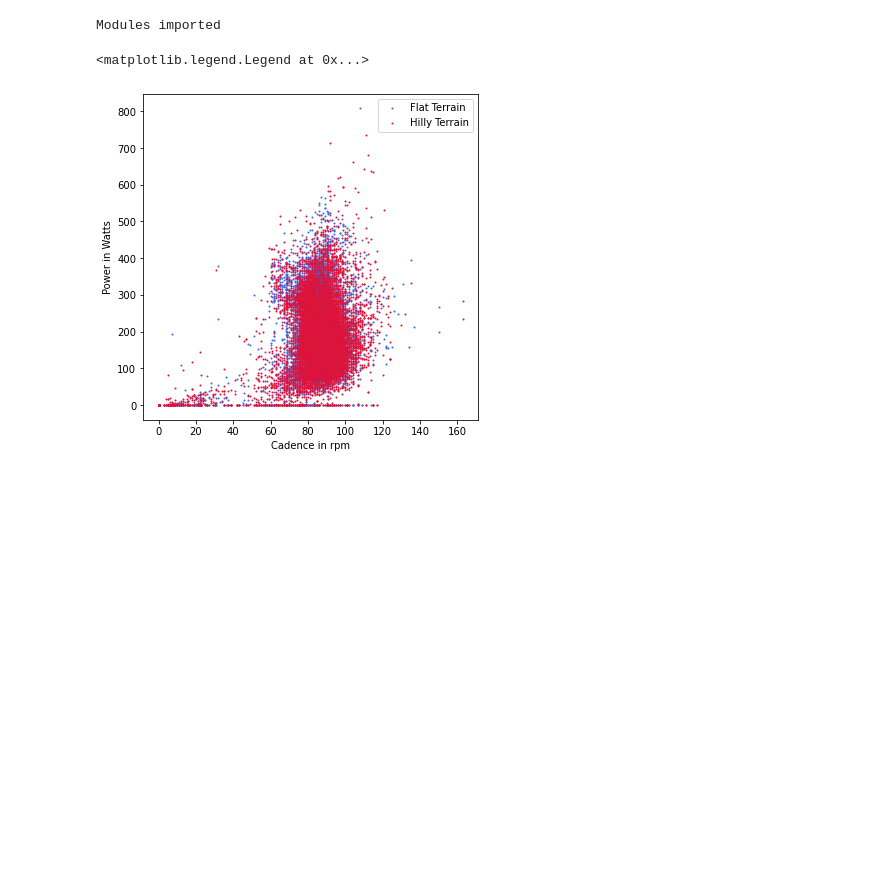
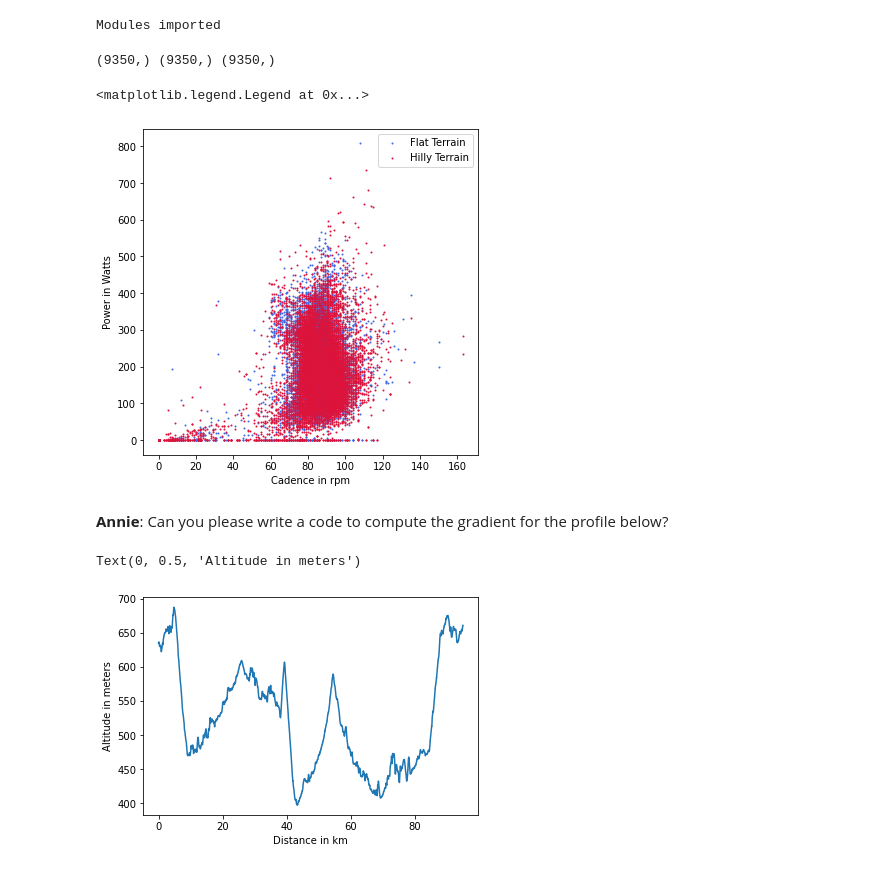
Before and after one commit to rounak-meyur/statlearn-2020, a Jupyter notebook: stat-learn-2020.ipynb, the cells around one changed output. Drawn from its saved outputs; the diff is of its cells as text; code cells hidden in the pictures; blank space fills up the shorter version.

Commit message:
updated plots

```diff
--- a/stat-learn-2020.ipynb
+++ b/stat-learn-2020.ipynb
@@ -15,7 +15,8 @@ def get_activity_data(tcx_string):
     """
     mydoc = minidom.parse(tcx_string)
     trkpt = mydoc.getElementsByTagName("Trackpoint")
-    column_names = ["timestamp", "latitude", "longitude", "elevation", "heart_rate", "cadence", "power", "speed"]
+    column_names = ["timestamp", "latitude", "longitude", "distance", "elevation",
+                    "heart_rate", "cadence", "power", "speed"]
     row_list = []
 
     # parse trackpoint elements. Search for child elements in each trackpoint so they stay in sync.
@@ -42,6 +43,11 @@ def get_activity_data(tcx_string):
         elevation = 0.0
         for selem in eelevation:
             elevation = selem.firstChild.data
+
+        edistance = elem.getElementsByTagName("DistanceMeters")
+        distance = 0.0
+        for selem in edistance:
+            distance = selem.firstChild.data
 
         eheart = elem.getElementsByTagName("HeartRateBpm")
         eheart_rate = None
@@ -72,7 +78,7 @@ def get_activity_data(tcx_string):
                 for ssselem in epower:
                     power = ssselem.firstChild.data
 
-        this_row = [timestamp, lat, lng, float(elevation),
+        this_row = [timestamp, lat, lng, float(distance), float(elevation),
                     float(heart_rate), float(cadence), float(power), float(speed)]
         row_list.append(this_row)
 
@@ -83,8 +89,19 @@ df2 = get_activity_data('Bburg10232020.tcx')
 # %%
 cad_data1 = df1["cadence"].to_numpy()
 pwr_data1 = df1["power"].to_numpy()
+ele_data1 = df1["elevation"].to_numpy()
+dst_data1 = df1["distance"].to_numpy()
+spd_data1 = df1["speed"].to_numpy()
+slp_data1 = np.gradient(ele_data1)/spd_data1
+
 cad_data2 = df2["cadence"].to_numpy()
 pwr_data2 = df2["power"].to_numpy()
+ele_data2 = df2["elevation"].to_numpy()
+dst_data2 = df2["distance"].to_numpy()
+slp_data2 = np.gradient(ele_data2)
+
+print(cad_data1.shape,pwr_data1.shape,slp_data1.shape)
+
 fig = plt.figure(figsize=(6,6))
 ax = fig.add_subplot(111)
 ax.scatter(cad_data1,pwr_data1,c='royalblue',s=1.0,label="Flat Terrain")
@@ -94,5 +111,15 @@ ax.set_ylabel("Power in Watts")
 ax.legend()
 #ax.tick_params(bottom=False,left=False,labelleft=False,labelbottom=False)
 # %% [output]
-<matplotlib.legend.Legend at 0x...>
+(9350,) (9350,) (9350,)
+<matplotlib.legend.Legend at 0x...>
 [figure]
+# %% [markdown]
+**Annie**: Can you please write a code to compute the gradient for the profile below?
+# %%
+plt.plot(dst_data2/1e3,ele_data2)
+plt.xlabel("Distance in km")
+plt.ylabel("Altitude in meters")
+# %% [output]
+Text(0, 0.5, 'Altitude in meters')
+[figure, added]
```
